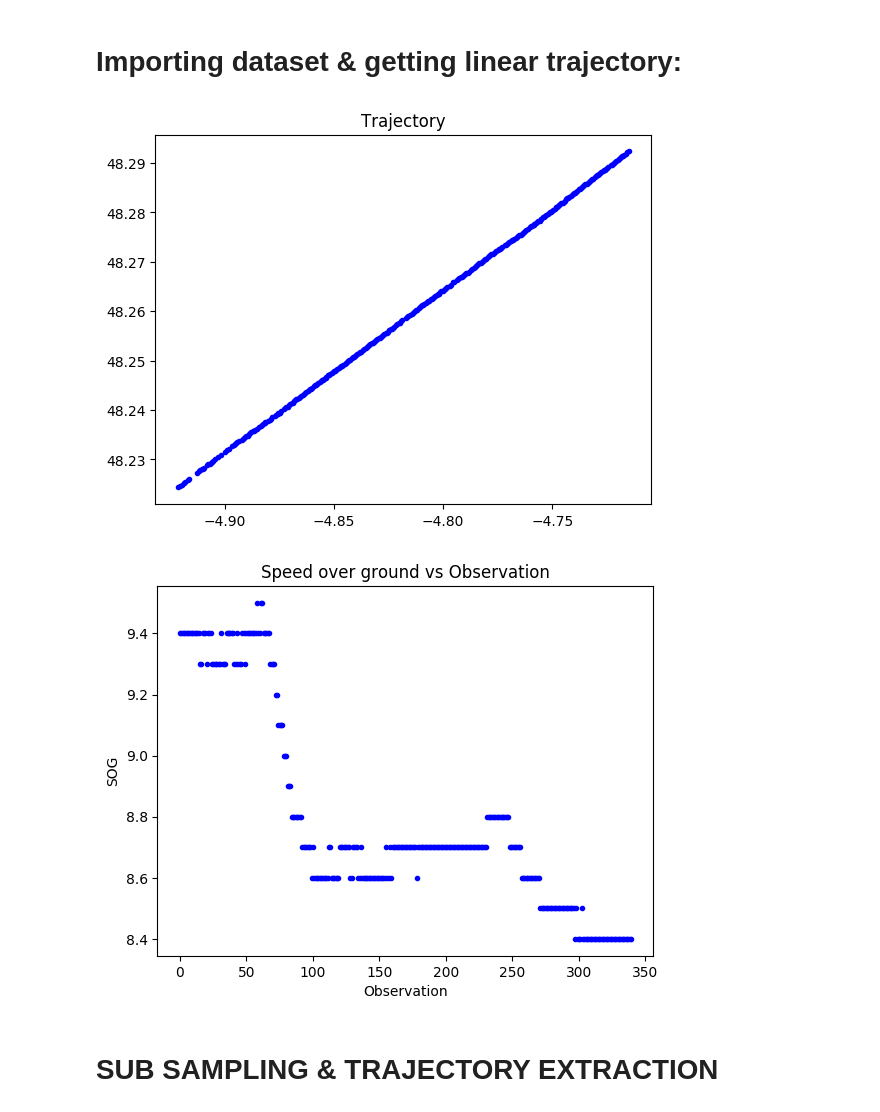
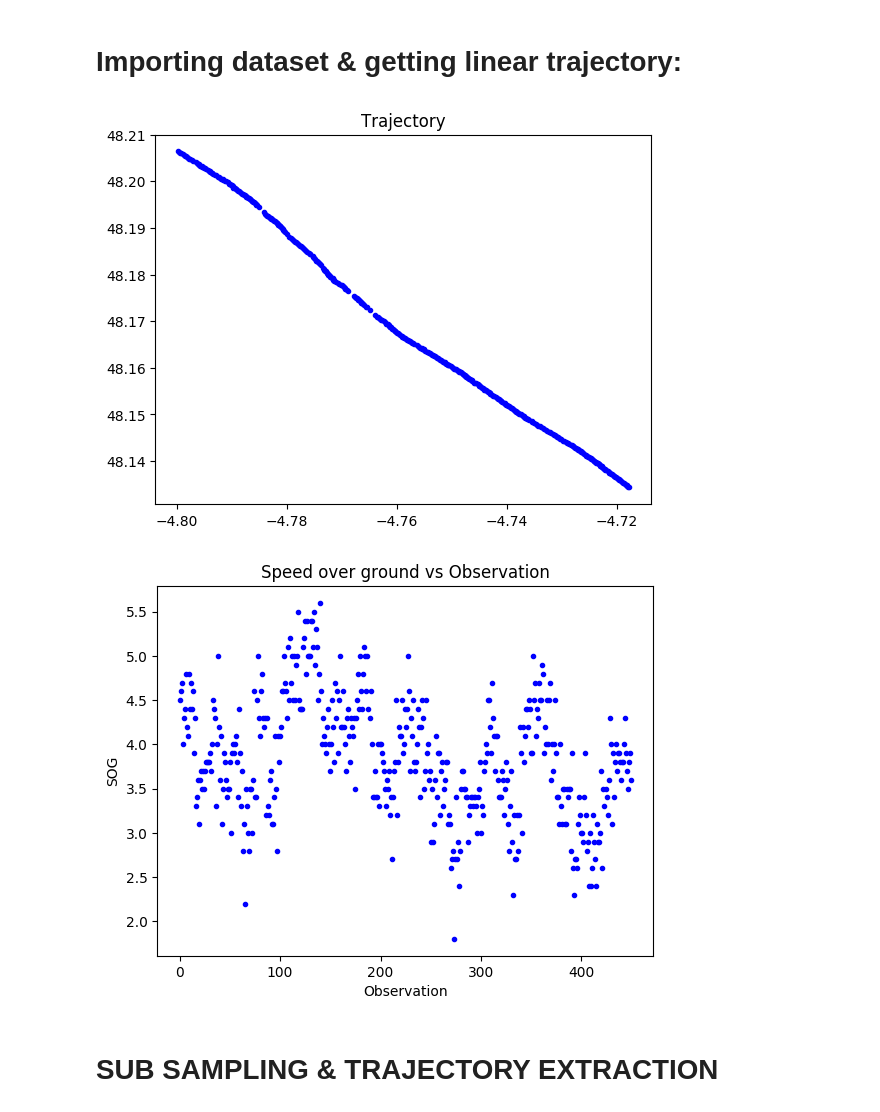
Before and after one commit to cnburger/AIS_KalmanFilter, a Jupyter notebook: Time Sampling.ipynb, the cells around one changed output. Saved outputs shown, nothing was run; the diff lists cells and outputs as text; code cells hidden in the pictures.

```diff
--- a/Time Sampling.ipynb
+++ b/Time Sampling.ipynb
@@ -347,24 +347,24 @@ def myKalman(pd_final, R,Q,P_k):
 # Importing dataset & getting linear trajectory:
 # %%
 pd_dataset = None
-pd_dataset = pd.read_csv(r"538004506.csv")
+pd_dataset = pd.read_csv(r"577228000.csv")
 
 #Boundaries sampling from and to
-lower = 10
-upper = 350
+lower = 300
+upper = 750
 
 plt.plot(pd_dataset['long'].values[lower:upper],pd_dataset['lat'].values[lower:upper],'b.')
 plt.title("Trajectory")
 plt.show()
 
 plt.plot(np.arange(0,len(pd_dataset['sog'].values[lower:upper]),1),pd_dataset['sog'].values[lower:upper],'b.')
 plt.title("Speed over ground vs Observation")
 plt.xlabel("Observation")
 plt.ylabel("SOG")
 plt.show()
 # %% [output]
-[figure, old version]
+[figure, new version]
-[figure, old version]
+[figure, new version]
 # %% [markdown]
 # SUB SAMPLING & TRAJECTORY EXTRACTION
 # %%
```
Also changed, not shown: parts of 26 cells of this notebook.
